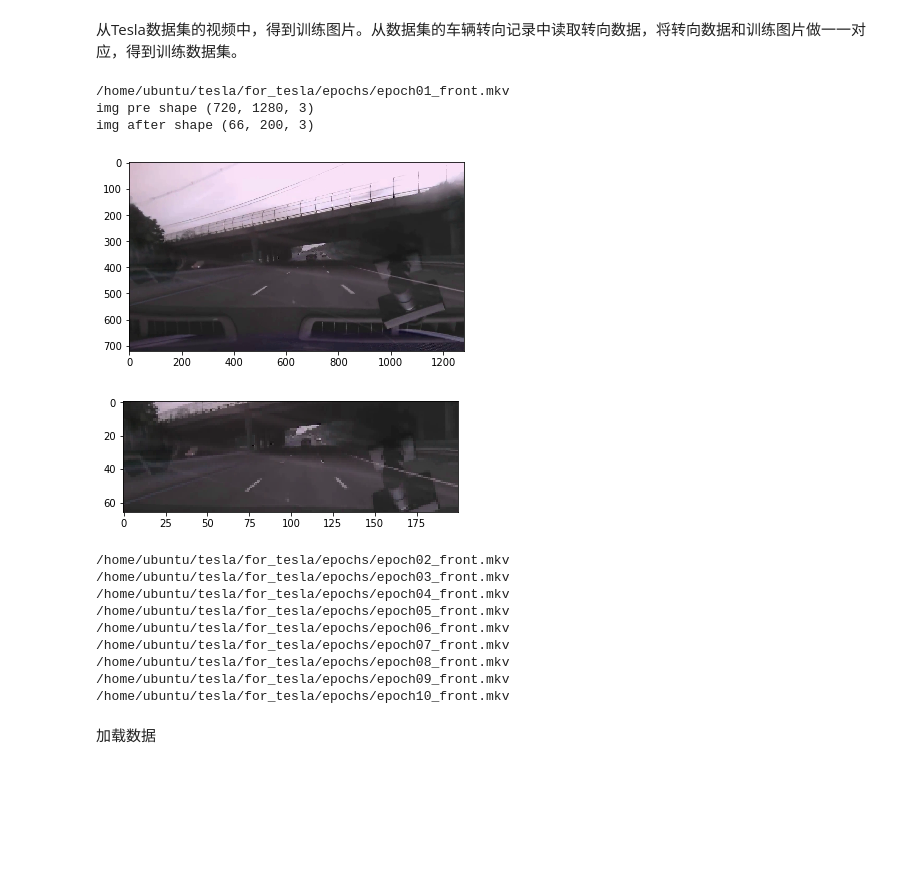
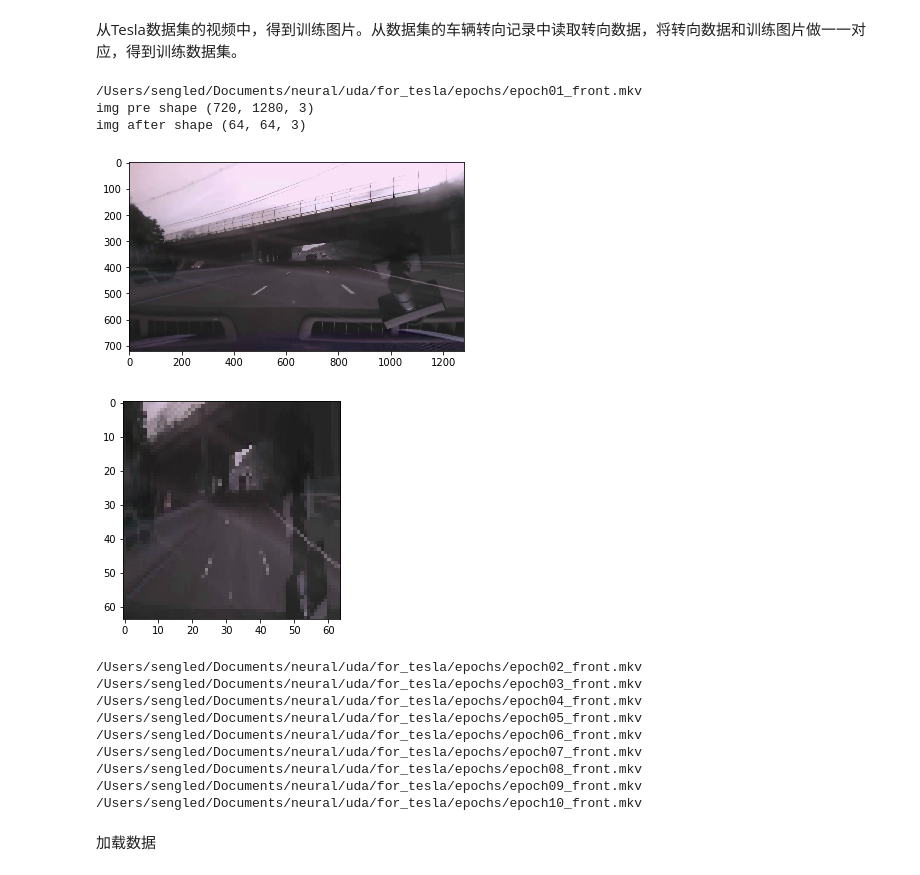
Before and after one commit to rosaann/for_tesla, a Jupyter notebook: deep_tesla.ipynb, the cells around one changed output. Cells and saved outputs as stored; diff of their text form; code cells hidden in the pictures; blank space fills up the shorter version.

```diff
--- a/deep_tesla.ipynb
+++ b/deep_tesla.ipynb
@@ -27,8 +25,8 @@ def img_pre_process(img, resize_w, resize_h):
     ## Return the image sized as a 4D array
   #  plt.imshow(img)
   #  plt.show()
-    return img
-  #  return np.resize(img, (resize_w, resize_h, params.FLAGS.img_c))
+  #  return img
+    return np.resize(img, (resize_h, resize_w, params.FLAGS.img_c))
 # %%
 from sklearn.model_selection import train_test_split
 
@@ -66,22 +64,22 @@ def loadVideoAndResize(resize_w, resize_h):
      #   pickle.dump((img_list_val, steer_list_val), open(val_add, 'wb'))
 # %%
 #将视频解码成预训练网络需要的图片尺寸的图片
-loadVideoAndResize(200, 66)
+loadVideoAndResize(64, 64)
 # %% [output]
-/home/ubuntu/tesla/for_tesla/epochs/epoch01_front.mkv
+/Users/sengled/Documents/neural/uda/for_tesla/epochs/epoch01_front.mkv
 img pre shape (720, 1280, 3)
-img after shape (66, 200, 3)
+img after shape (64, 64, 3)
 [figure]
-[figure, old version]
+[figure, new version]
-/home/ubuntu/tesla/for_tesla/epochs/epoch02_front.mkv
-/home/ubuntu/tesla/for_tesla/epochs/epoch03_front.mkv
-/home/ubuntu/tesla/for_tesla/epochs/epoch04_front.mkv
-/home/ubuntu/tesla/for_tesla/epochs/epoch05_front.mkv
-/home/ubuntu/tesla/for_tesla/epochs/epoch06_front.mkv
-/home/ubuntu/tesla/for_tesla/epochs/epoch07_front.mkv
-/home/ubuntu/tesla/for_tesla/epochs/epoch08_front.mkv
-/home/ubuntu/tesla/for_tesla/epochs/epoch09_front.mkv
-/home/ubuntu/tesla/for_tesla/epochs/epoch10_front.mkv
+/Users/sengled/Documents/neural/uda/for_tesla/epochs/epoch02_front.mkv
+/Users/sengled/Documents/neural/uda/for_tesla/epochs/epoch03_front.mkv
+/Users/sengled/Documents/neural/uda/for_tesla/epochs/epoch04_front.mkv
+/Users/sengled/Documents/neural/uda/for_tesla/epochs/epoch05_front.mkv
+/Users/sengled/Documents/neural/uda/for_tesla/epochs/epoch06_front.mkv
+/Users/sengled/Documents/neural/uda/for_tesla/epochs/epoch07_front.mkv
+/Users/sengled/Documents/neural/uda/for_tesla/epochs/epoch08_front.mkv
+/Users/sengled/Documents/neural/uda/for_tesla/epochs/epoch09_front.mkv
+/Users/sengled/Documents/neural/uda/for_tesla/epochs/epoch10_front.mkv
 # %% [markdown]
 加载数据
 # %%
```
Also changed, not shown: parts of 5 cells of this notebook.
